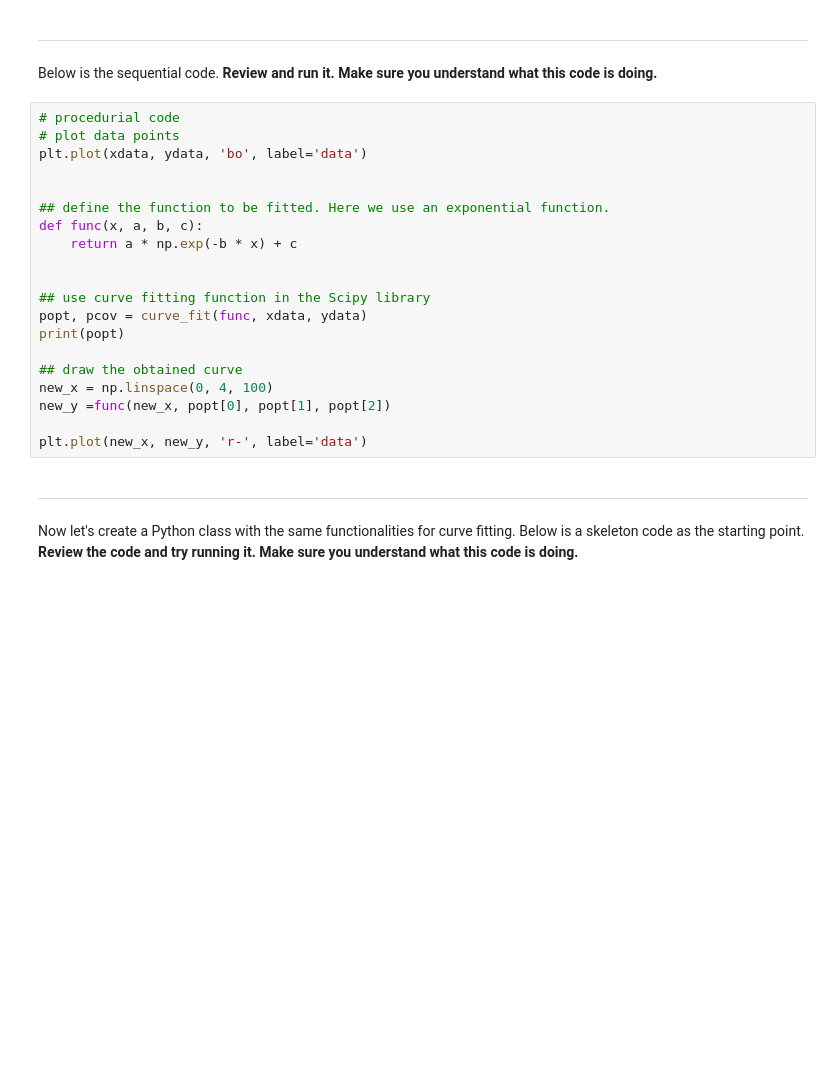
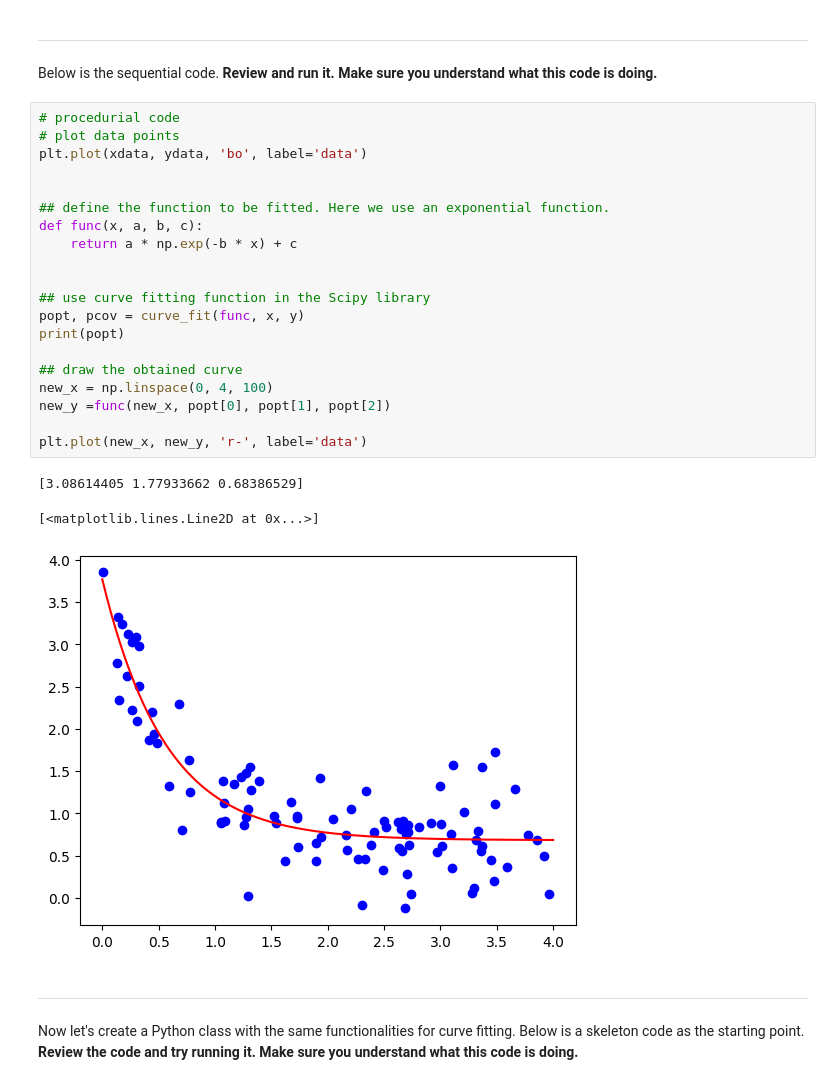
Before and after one commit to jared-evans14/cmse202-s25-turnin, a Jupyter notebook: hw-01/HW-01JaredEvans.ipynb, the cells around one changed output. Drawn from its saved outputs; the diff is of its cells as text; blank space fills up the shorter version.

```diff
--- a/hw-01/HW-01JaredEvans.ipynb
+++ b/hw-01/HW-01JaredEvans.ipynb
@@ -551,23 +588,27 @@ Below is the sequential code. **Review and run it. Make sure you understand what
 # %%
 # procedurial code
 # plot data points
 plt.plot(xdata, ydata, 'bo', label='data')
 
 
 ## define the function to be fitted. Here we use an exponential function.
 def func(x, a, b, c):
     return a * np.exp(-b * x) + c
 
 
 ## use curve fitting function in the Scipy library
-popt, pcov = curve_fit(func, xdata, ydata)
+popt, pcov = curve_fit(func, x, y)
 print(popt)
 
 ## draw the obtained curve
 new_x = np.linspace(0, 4, 100)
 new_y =func(new_x, popt[0], popt[1], popt[2])
 
 plt.plot(new_x, new_y, 'r-', label='data')
+# %% [output]
+[3.08614405 1.77933662 0.68386529]
+[<matplotlib.lines.Line2D at 0x...>]
+[figure, added]
 # %% [markdown]
 ---
 
```
Also changed, not shown: parts of 18 cells of this notebook, 2 other files.
